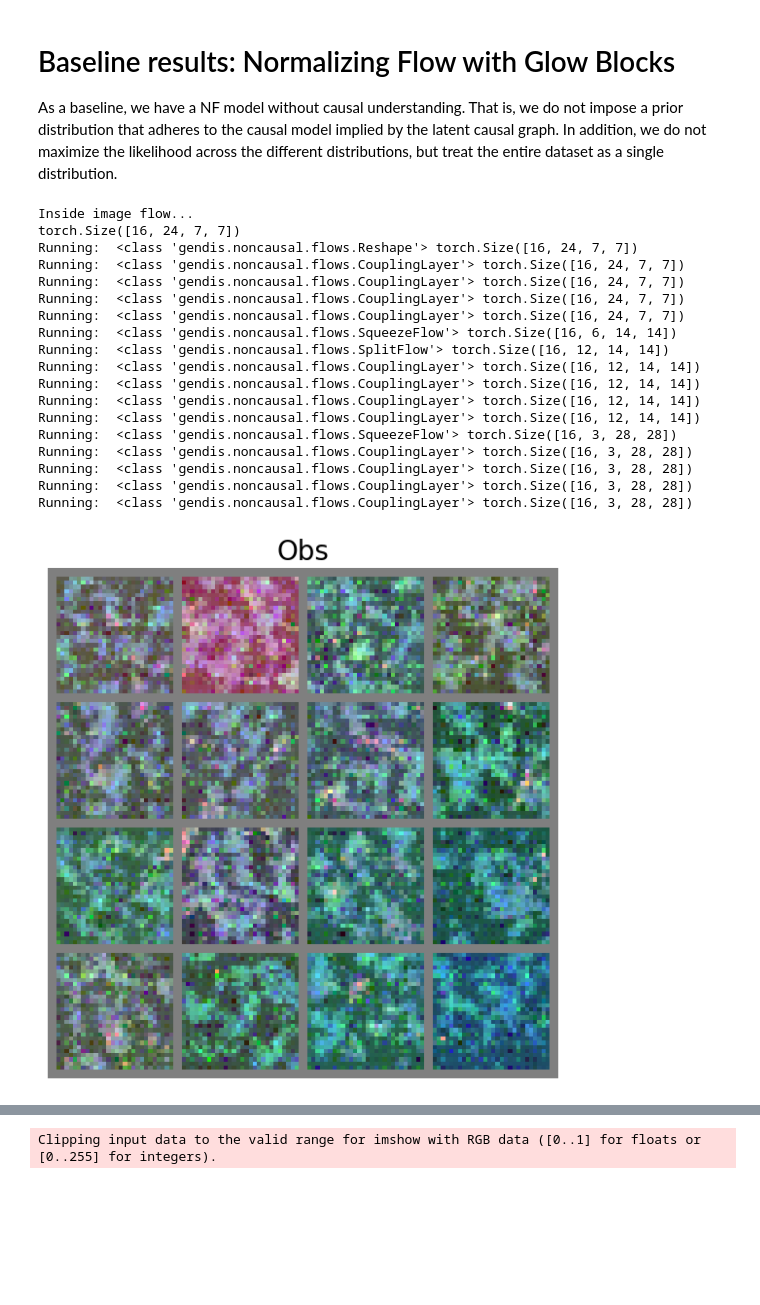
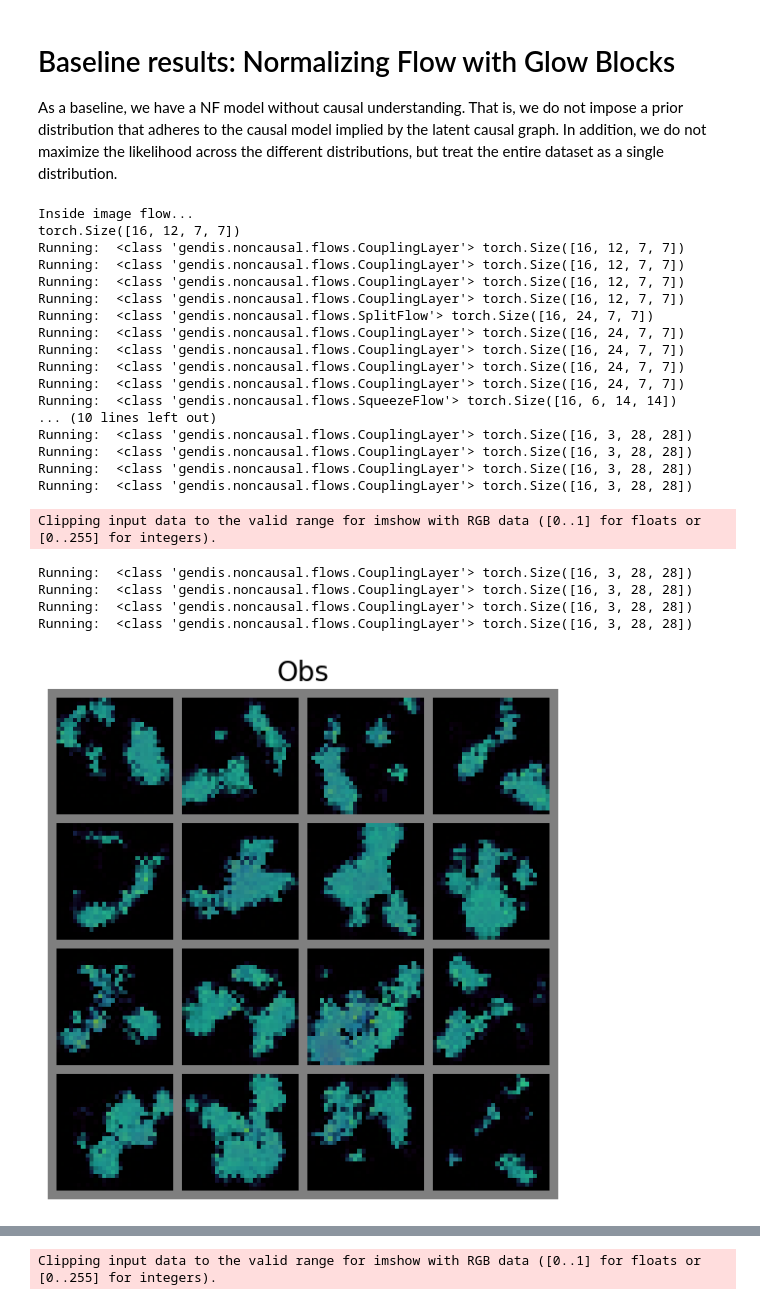
Before and after one commit to tree1111/CDRL, a Jupyter notebook: notebooks/Visualize NF Baseline.ipynb, the cells around one changed output, grey strips where cells are left out. Cells and saved outputs as stored; diff of their text form; code cells hidden in the pictures; blank space fills up the shorter version.

```diff
--- a/notebooks/Visualize NF Baseline.ipynb
+++ b/notebooks/Visualize NF Baseline.ipynb
@@ -78,45 +78,49 @@ results_dir = Path(
 )
 
 # multi-scale
-seed = 4
-epoch = 9428
-step = 1574643
+seed = 1
+epoch = 2927
+step = 245952
 results_dir = Path(
-    f"/Users/adam2392/pytorch_data/data/noncausalflow/nf-noquant-channelmasking-batch1024-{graph_type}-seed={seed}/"
+    f"/Users/adam2392/pytorch_data/data/noncausalflow/nf-3point1M-batch256-{graph_type}-seed={seed}/"
 )
 
 checkpoint_fname = results_dir / f"epoch={epoch}-step={step}.ckpt"
 model = ImageFlow.load_from_checkpoint(checkpoint_fname)
 # %%
-obs_imgs = model.sample(img_shape=[16, 24, 7, 7])
+obs_imgs = model.sample(img_shape=[16, 12, 7, 7])
 new_obs_imgs = torch.zeros_like(obs_imgs)
 for idx, whole_image in enumerate(obs_imgs):
     for color_idx in range(3):
         # print(image.min(), image.max())
         image = whole_image[color_idx, ...]
         new_image = (image - image.min()) / (image.max() - image.min())
         new_obs_imgs[idx, color_idx, ...] = new_image
-show_imgs(new_obs_imgs, title="Obs")
+show_imgs(obs_imgs, title="Obs")
 # %% [output]
 Inside image flow...
-torch.Size([16, 24, 7, 7])
-Running:  <class 'gendis.noncausal.flows.Reshape'> torch.Size([16, 24, 7, 7])
+torch.Size([16, 12, 7, 7])
+Running:  <class 'gendis.noncausal.flows.CouplingLayer'> torch.Size([16, 12, 7, 7])
+Running:  <class 'gendis.noncausal.flows.CouplingLayer'> torch.Size([16, 12, 7, 7])
+Running:  <class 'gendis.noncausal.flows.CouplingLayer'> torch.Size([16, 12, 7, 7])
+Running:  <class 'gendis.noncausal.flows.CouplingLayer'> torch.Size([16, 12, 7, 7])
+Running:  <class 'gendis.noncausal.flows.SplitFlow'> torch.Size([16, 24, 7, 7])
 Running:  <class 'gendis.noncausal.flows.CouplingLayer'> torch.Size([16, 24, 7, 7])
 Running:  <class 'gendis.noncausal.flows.CouplingLayer'> torch.Size([16, 24, 7, 7])
 Running:  <class 'gendis.noncausal.flows.CouplingLayer'> torch.Size([16, 24, 7, 7])
 Running:  <class 'gendis.noncausal.flows.CouplingLayer'> torch.Size([16, 24, 7, 7])
 Running:  <class 'gendis.noncausal.flows.SqueezeFlow'> torch.Size([16, 6, 14, 14])
-Running:  <class 'gendis.noncausal.flows.SplitFlow'> torch.Size([16, 12, 14, 14])
-Running:  <class 'gendis.noncausal.flows.CouplingLayer'> torch.Size([16, 12, 14, 14])
-Running:  <class 'gendis.noncausal.flows.CouplingLayer'> torch.Size([16, 12, 14, 14])
-Running:  <class 'gendis.noncausal.flows.CouplingLayer'> torch.Size([16, 12, 14, 14])
-Running:  <class 'gendis.noncausal.flows.CouplingLayer'> torch.Size([16, 12, 14, 14])
-Running:  <class 'gendis.noncausal.flows.SqueezeFlow'> torch.Size([16, 3, 28, 28])
+... (10 lines left out)
 Running:  <class 'gendis.noncausal.flows.CouplingLayer'> torch.Size([16, 3, 28, 28])
 Running:  <class 'gendis.noncausal.flows.CouplingLayer'> torch.Size([16, 3, 28, 28])
 Running:  <class 'gendis.noncausal.flows.CouplingLayer'> torch.Size([16, 3, 28, 28])
 Running:  <class 'gendis.noncausal.flows.CouplingLayer'> torch.Size([16, 3, 28, 28])
+Clipping input data to the valid range for imshow with RGB data ([0..1] for floats or [0..255] for integers).
+Running:  <class 'gendis.noncausal.flows.CouplingLayer'> torch.Size([16, 3, 28, 28])
+Running:  <class 'gendis.noncausal.flows.CouplingLayer'> torch.Size([16, 3, 28, 28])
+Running:  <class 'gendis.noncausal.flows.CouplingLayer'> torch.Size([16, 3, 28, 28])
+Running:  <class 'gendis.noncausal.flows.CouplingLayer'> torch.Size([16, 3, 28, 28])
-[figure, old version]
+[figure, new version]
 # %%
 img_scale_shape = (5, 24, 7, 7)
 prior = torch.distributions.normal.Normal(loc=0.0, scale=1.0)
```
Also changed, not shown: 3 other files.
